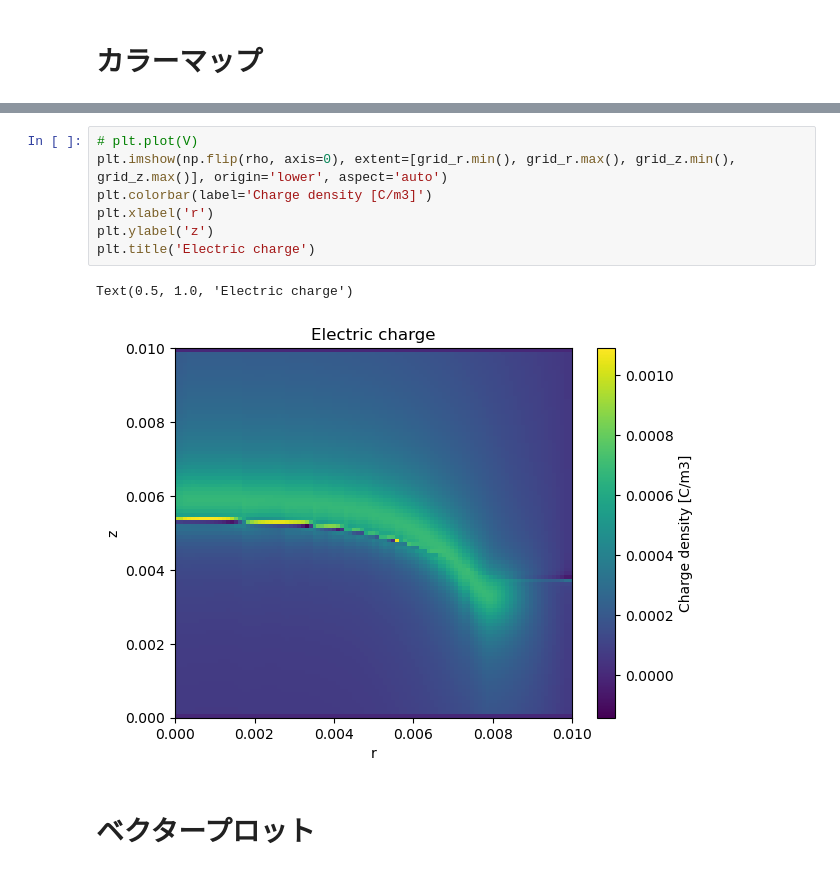
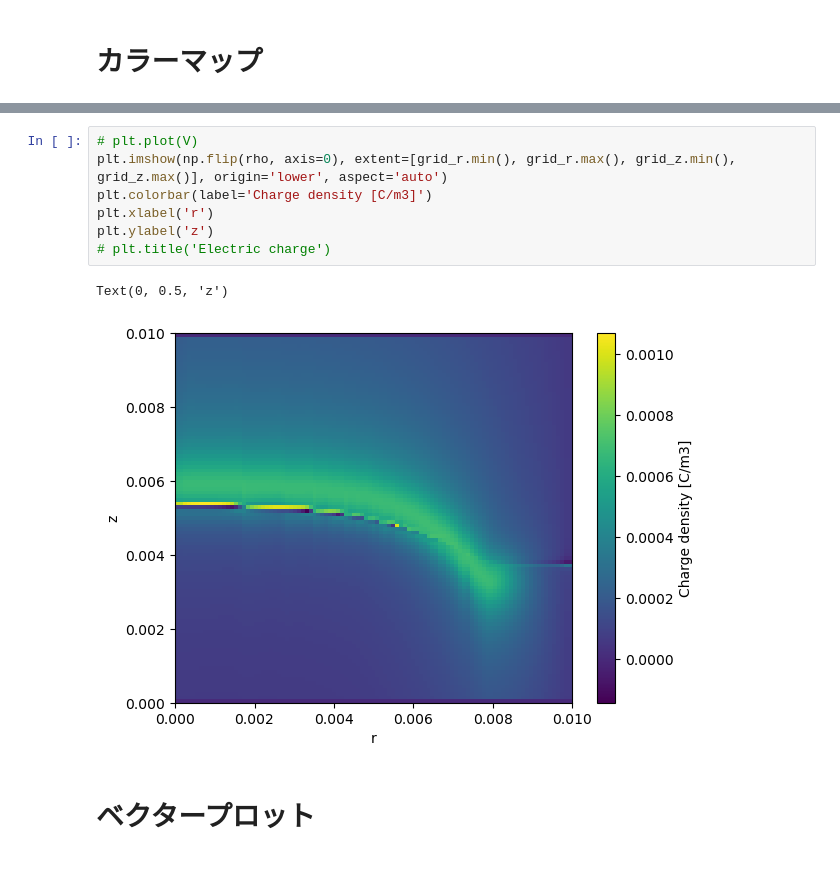
Before and after one commit to syoukera/F90_IonizedLayerModel, a Jupyter notebook: ipynb/20241213_plot_vector_data_2d.ipynb, the cells around one changed output, grey strips where cells are left out. Saved outputs shown, nothing was run; the diff lists cells and outputs as text.

```diff
--- a/ipynb/20241213_plot_vector_data_2d.ipynb
+++ b/ipynb/20241213_plot_vector_data_2d.ipynb
@@ -36,13 +78,13 @@ Text(0.5, 1.0, 'Potential Distribution')
 # %%
 # plt.plot(V)
 plt.imshow(np.flip(rho, axis=0), extent=[grid_r.min(), grid_r.max(), grid_z.min(), grid_z.max()], origin='lower', aspect='auto')
 plt.colorbar(label='Charge density [C/m3]')
 plt.xlabel('r')
 plt.ylabel('z')
-plt.title('Electric charge')
+# plt.title('Electric charge')
 # %% [output]
-Text(0.5, 1.0, 'Electric charge')
+Text(0, 0.5, 'z')
-[figure, old version]
+[figure, new version]
 # %% [markdown]
 # ベクタープロット
 # %%
```
Also changed, not shown: parts of 10 cells of this notebook, 2 other files.
